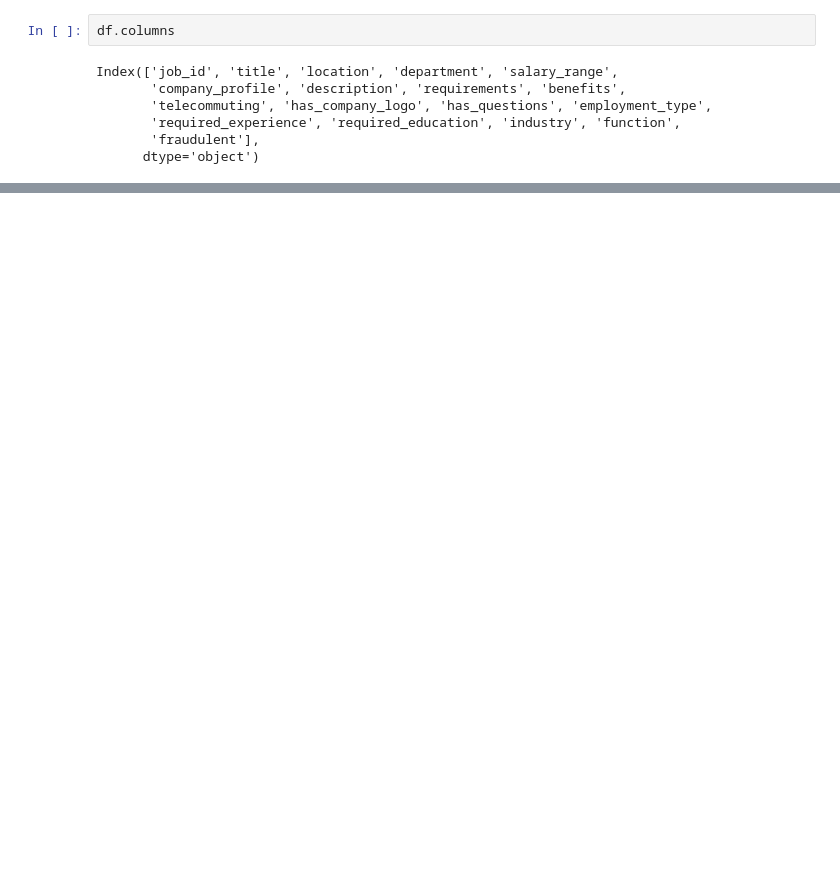
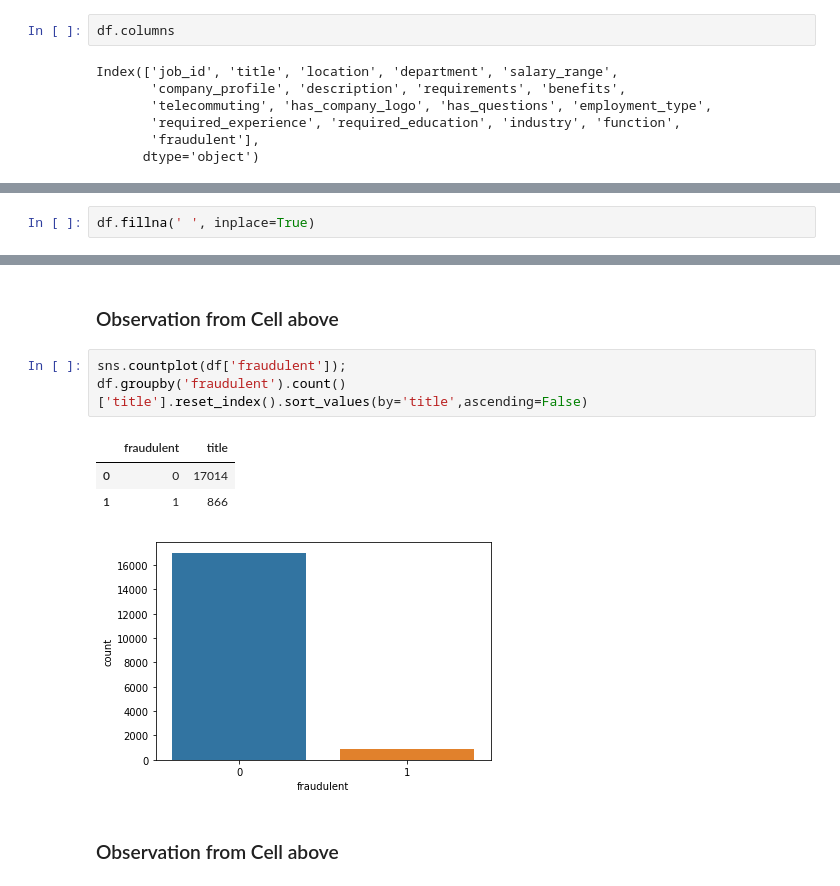
Before and after one commit to Devil-Rick/Fake-Job-Detection, a Jupyter notebook: Fake_Job_Detection.ipynb, the cells around one changed output, grey strips where cells are left out. Drawn from its saved outputs; the diff is of its cells as text; blank space fills up the shorter version.

```diff
--- a/Fake_Job_Detection.ipynb
+++ b/Fake_Job_Detection.ipynb
@@ -62,0 +119,2 @@ Index(['job_id', 'title', 'location', 'department', 'salary_range',
+# %%
+df.fillna(' ', inplace=True)
@@ -62,0 +147,12 @@ Index(['job_id', 'title', 'location', 'department', 'salary_range',
+# %% [markdown]
+### Observation from Cell above
+# %%
+sns.countplot(df['fraudulent']);
+df.groupby('fraudulent').count()['title'].reset_index().sort_values(by='title',ascending=False)
+# %% [output]
+|  | fraudulent | title |
+| 0 | 0 | 17014 |
+| 1 | 1 | 866 |
+[figure, added]
+# %% [markdown]
+### Observation from Cell above
```
Also changed, not shown: parts of 17 cells of this notebook.
